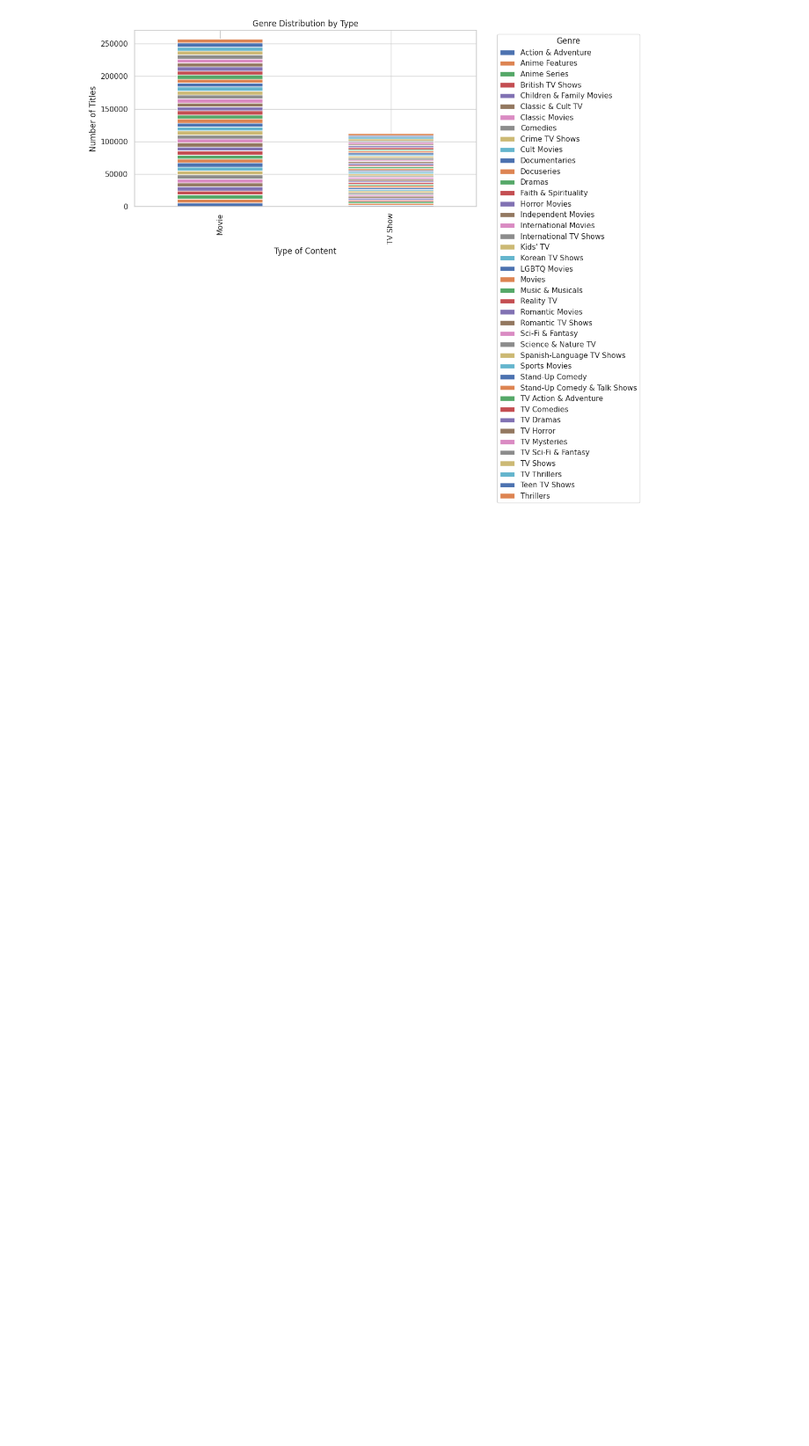
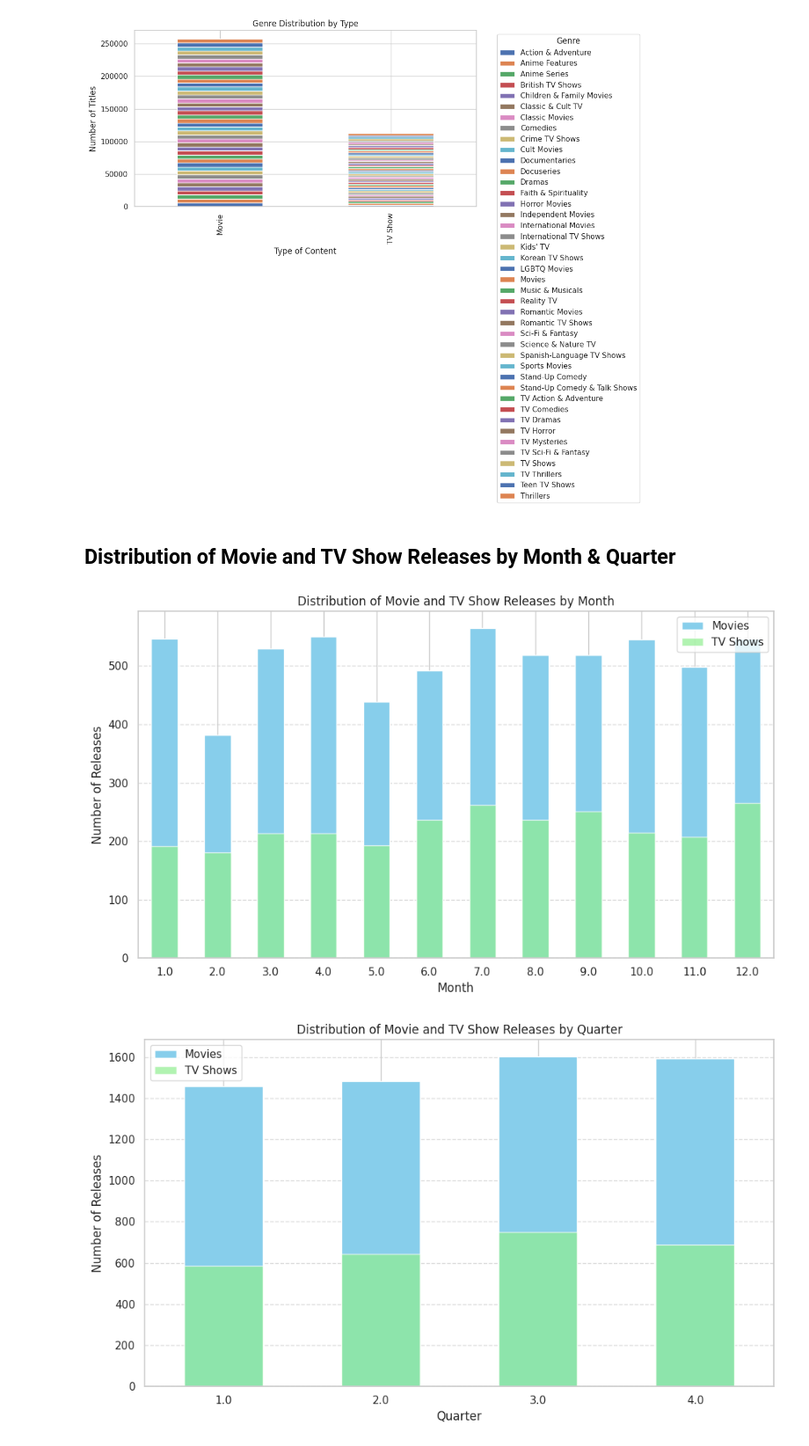
Before and after one commit to nikhilbansal23/NetflixDataAnalysis, a Jupyter notebook: NetflixDataAnalysis.ipynb, the cells around one changed output. Shown at 88% size. Drawn from its saved outputs; the diff is of its cells as text; code cells hidden in the pictures; blank space fills up the shorter version.

```diff
--- a/NetflixDataAnalysis.ipynb
+++ b/NetflixDataAnalysis.ipynb
@@ -446,3 +446,57 @@ plt.tight_layout()
 plt.show()
 # %% [output]
 [figure]
+# %% [markdown]
+## Distribution of Movie and TV Show Releases by Month & Quarter
+# %%
+# Convert 'date_added' column to datetime data type
+df['date_added'] = pd.to_datetime(df['date_added'])
+
+# Extract month and quarter information from the 'date_added' column
+df['month_added'] = df['date_added'].dt.month
+df['quarter_added'] = df['date_added'].dt.quarter
+
+# Filter the DataFrame for movies and TV shows
+movies_df = df[df['type'] == 'Movie']
+tv_shows_df = df[df['type'] == 'TV Show']
+
+# Count the number of movie releases for each month
+monthly_movie_counts = movies_df.groupby('month_added').size()
+
+# Count the number of TV show releases for each month
+monthly_tv_show_counts = tv_shows_df.groupby('month_added').size()
+
+# Count the number of movie releases for each quarter
+quarterly_movie_counts = movies_df.groupby('quarter_added').size()
+
+# Count the number of TV show releases for each quarter
+quarterly_tv_show_counts = tv_shows_df.groupby('quarter_added').size()
+
+# Plotting the distribution of movie releases by month
+plt.figure(figsize=(10, 6))
+monthly_movie_counts.plot(kind='bar', color='skyblue', label='Movies')
+monthly_tv_show_counts.plot(kind='bar', color='lightgreen', label='TV Shows', alpha=0.7)
+plt.title('Distribution of Movie and TV Show Releases by Month')
+plt.xlabel('Month')
+plt.ylabel('Number of Releases')
+plt.xticks(rotation=0)
+plt.legend()
+plt.grid(axis='y', linestyle='--', alpha=0.7)
+plt.tight_layout()
+plt.show()
+
+# Plotting the distribution of movie releases by quarter
+plt.figure(figsize=(10, 6))
+quarterly_movie_counts.plot(kind='bar', color='skyblue', label='Movies')
+quarterly_tv_show_counts.plot(kind='bar', color='lightgreen', label='TV Shows', alpha=0.7)
+plt.title('Distribution of Movie and TV Show Releases by Quarter')
+plt.xlabel('Quarter')
+plt.ylabel('Number of Releases')
+plt.xticks(rotation=0)
+plt.legend()
+plt.grid(axis='y', linestyle='--', alpha=0.7)
+plt.tight_layout()
+plt.show()
+# %% [output]
+[figure, added]
+[figure, added]
```
